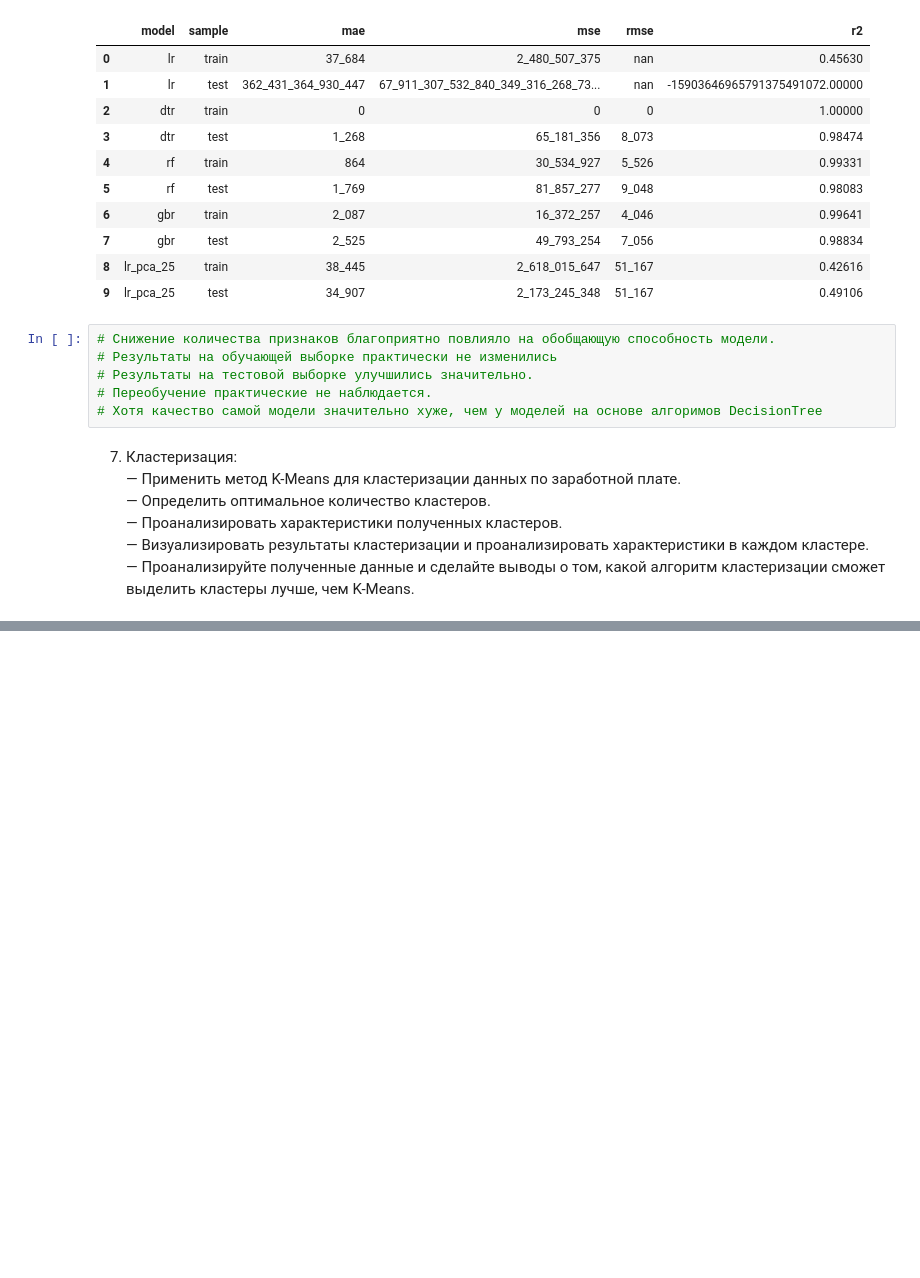
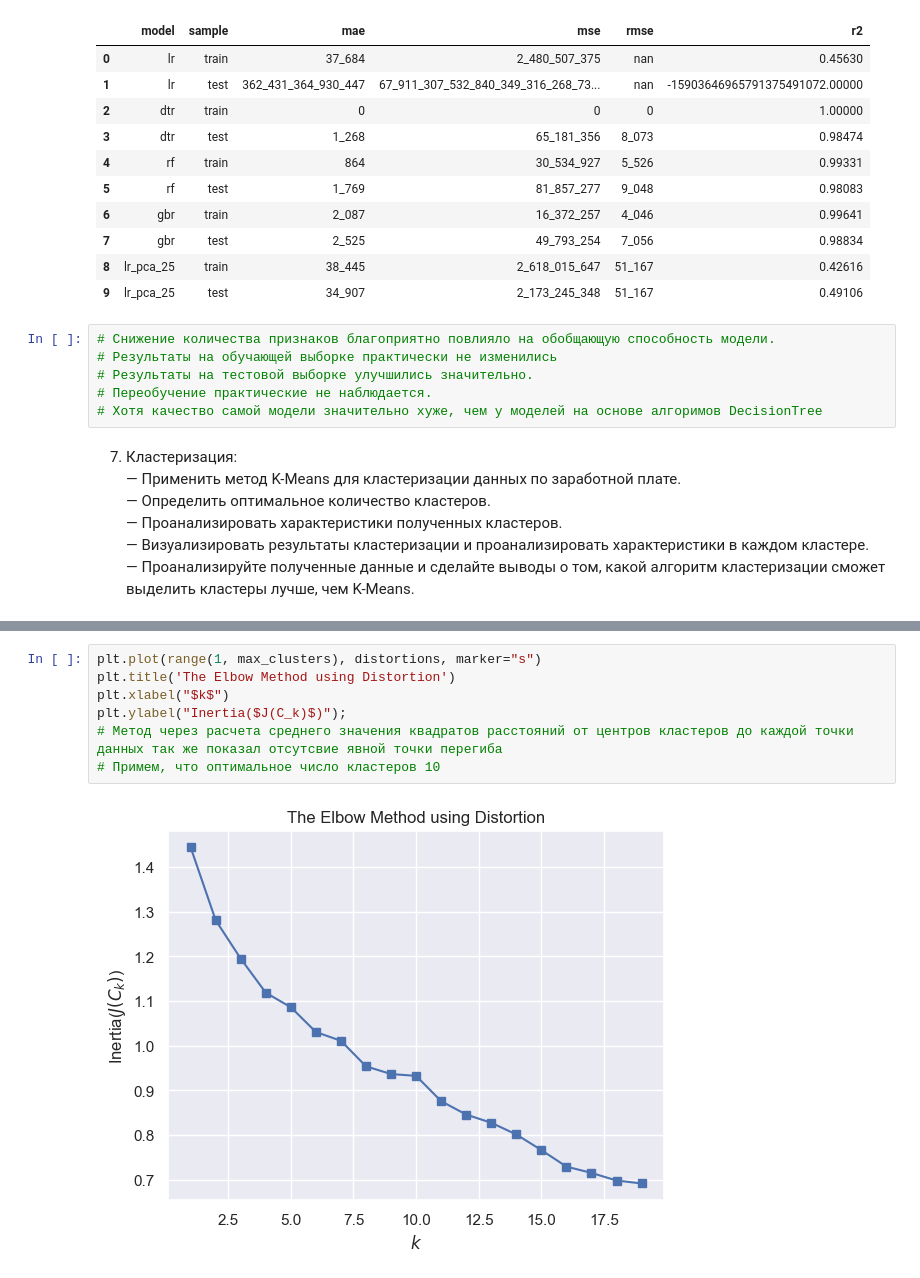
Before and after one commit to alexpgb/Python_DS_2024, a Jupyter notebook: S10/Python_DS_2024_S10_HW.ipynb, the cells around one changed output, grey strips where cells are left out. Saved outputs shown, nothing was run; the diff lists cells and outputs as text; blank space fills up the shorter version.

```diff
--- a/S10/Python_DS_2024_S10_HW.ipynb
+++ b/S10/Python_DS_2024_S10_HW.ipynb
@@ -892,3 +900,12 @@ plt.ylabel("$J(C_k)$");
+# %%
+plt.plot(range(1, max_clusters), distortions, marker="s")
+plt.title('The Elbow Method using Distortion')
+plt.xlabel("$k$")
+plt.ylabel("Inertia($J(C_k)$)");
+# Метод через расчета среднего значения квадратов расстояний от центров кластеров до каждой точки данных так же показал отсутсвие явной точки перегиба
+# Примем, что оптимальное число кластеров 10
+# %% [output]
+[figure, added]
 # %%
 pca_2 = PCA(n_components=2, random_state=42)
 
```
Also changed, not shown: parts of 17 cells of this notebook.
